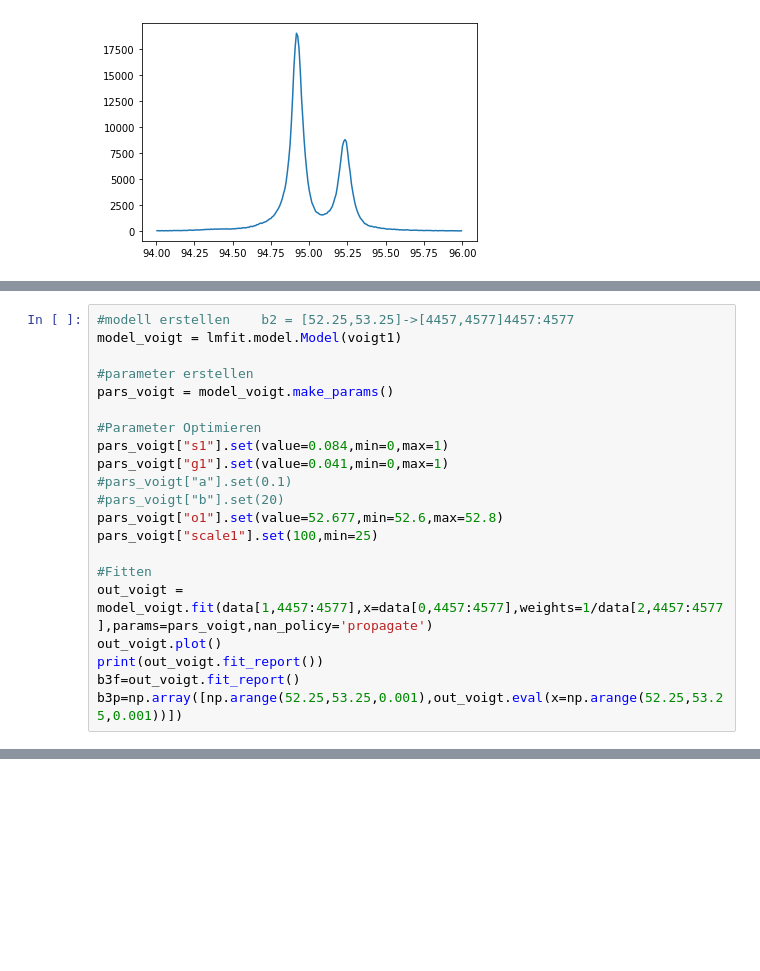
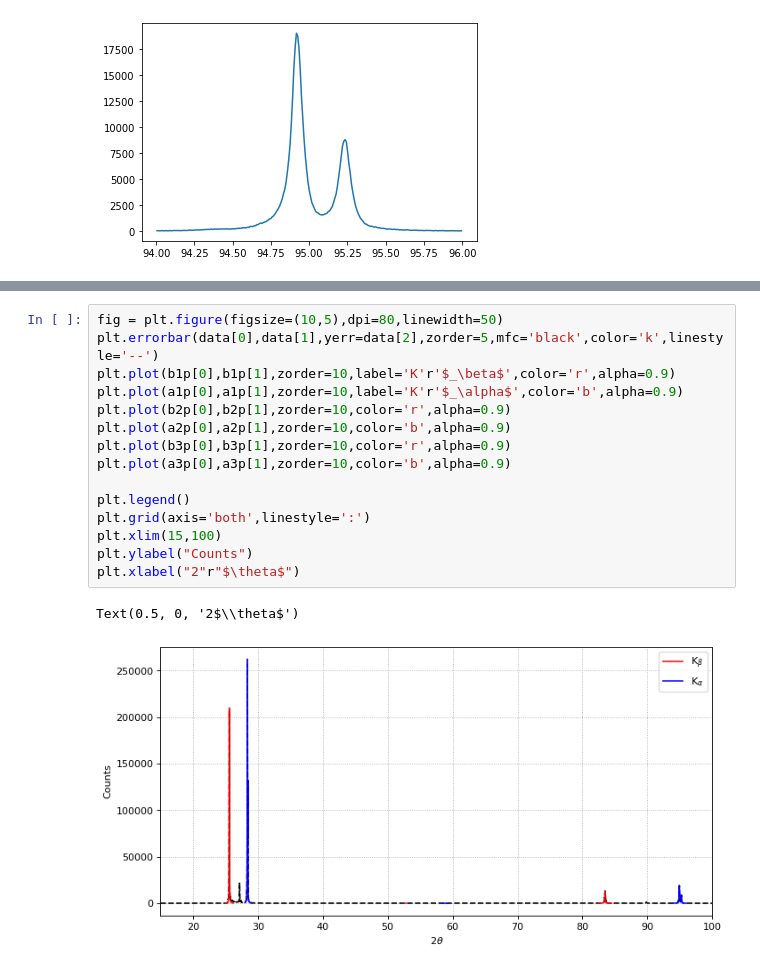
Before and after one commit to Friedrich-Jahns/Fortgeschrittenen-Praktikum-Physik, a Jupyter notebook: voigt_fit_30_20_ohne.ipynb, the cells around one changed output, grey strips where cells are left out. Drawn from its saved outputs; the diff is of its cells as text; blank space fills up the shorter version.

```diff
--- a/voigt_fit_30_20_ohne.ipynb
+++ b/voigt_fit_30_20_ohne.ipynb
@@ -110,21 +174,0 @@ a3p=np.array([np.arange(28,29,0.001),out_voigt.eval(x=np.arange(28,29,0.001))])
-# %%
-#modell erstellen    b2 = [52.25,53.25]->[4457,4577]4457:4577
-model_voigt = lmfit.model.Model(voigt1)
-
-#parameter erstellen
-pars_voigt = model_voigt.make_params()
-
-#Parameter Optimieren
-pars_voigt["s1"].set(value=0.084,min=0,max=1)
-pars_voigt["g1"].set(value=0.041,min=0,max=1)
-#pars_voigt["a"].set(0.1)
-#pars_voigt["b"].set(20)
-pars_voigt["o1"].set(value=52.677,min=52.6,max=52.8)
-pars_voigt["scale1"].set(100,min=25)
-
-#Fitten
-out_voigt = model_voigt.fit(data[1,4457:4577],x=data[0,4457:4577],weights=1/data[2,4457:4577],params=pars_voigt,nan_policy='propagate')
-out_voigt.plot()
-print(out_voigt.fit_report())
-b3f=out_voigt.fit_report()
-b3p=np.array([np.arange(52.25,53.25,0.001),out_voigt.eval(x=np.arange(52.25,53.25,0.001))])
@@ -150,0 +175,18 @@ b3p=np.array([np.arange(52.25,53.25,0.001),out_voigt.eval(x=np.arange(52.25,53.2
+# %%
+fig = plt.figure(figsize=(10,5),dpi=80,linewidth=50)
+plt.errorbar(data[0],data[1],yerr=data[2],zorder=5,mfc='black',color='k',linestyle='--')
+plt.plot(b1p[0],b1p[1],zorder=10,label='K'r'$_\beta$',color='r',alpha=0.9)
+plt.plot(a1p[0],a1p[1],zorder=10,label='K'r'$_\alpha$',color='b',alpha=0.9)
+plt.plot(b2p[0],b2p[1],zorder=10,color='r',alpha=0.9)
+plt.plot(a2p[0],a2p[1],zorder=10,color='b',alpha=0.9)
+plt.plot(b3p[0],b3p[1],zorder=10,color='r',alpha=0.9)
+plt.plot(a3p[0],a3p[1],zorder=10,color='b',alpha=0.9)
+
+plt.legend()
+plt.grid(axis='both',linestyle=':')
+plt.xlim(15,100)
+plt.ylabel("Counts")
+plt.xlabel("2"r"$\theta$")
+# %% [output]
+Text(0.5, 0, '2$\\theta$')
+[figure, added]
```
Also changed, not shown: parts of 10 cells of this notebook, 2 other files.
